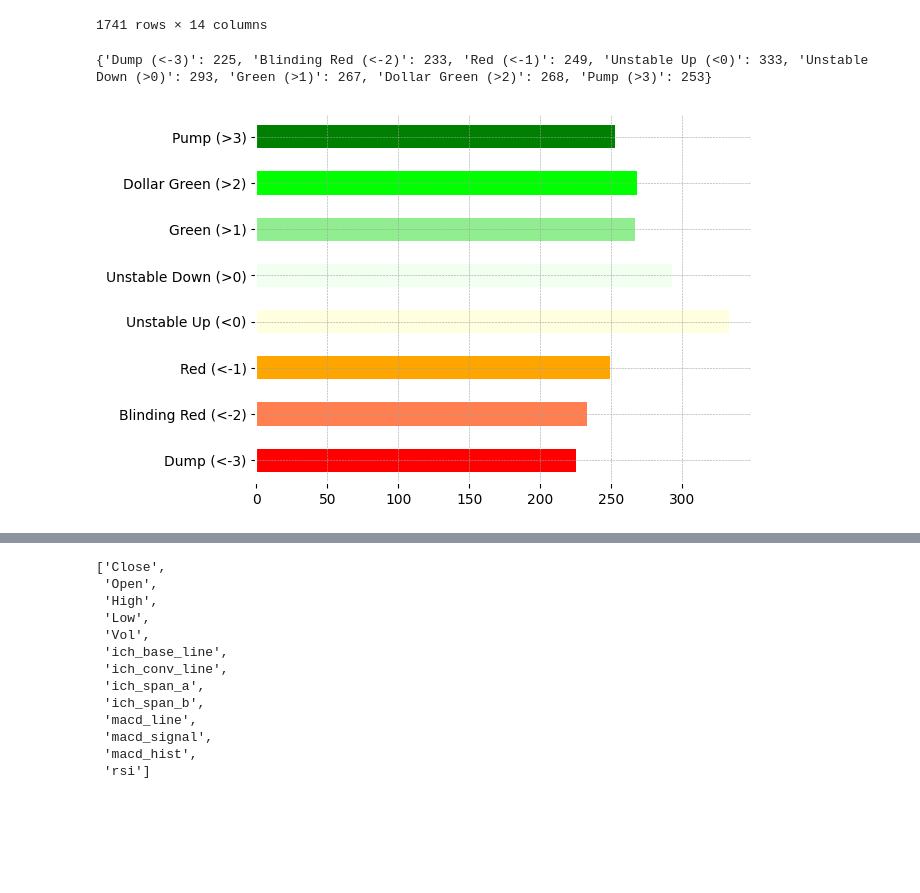
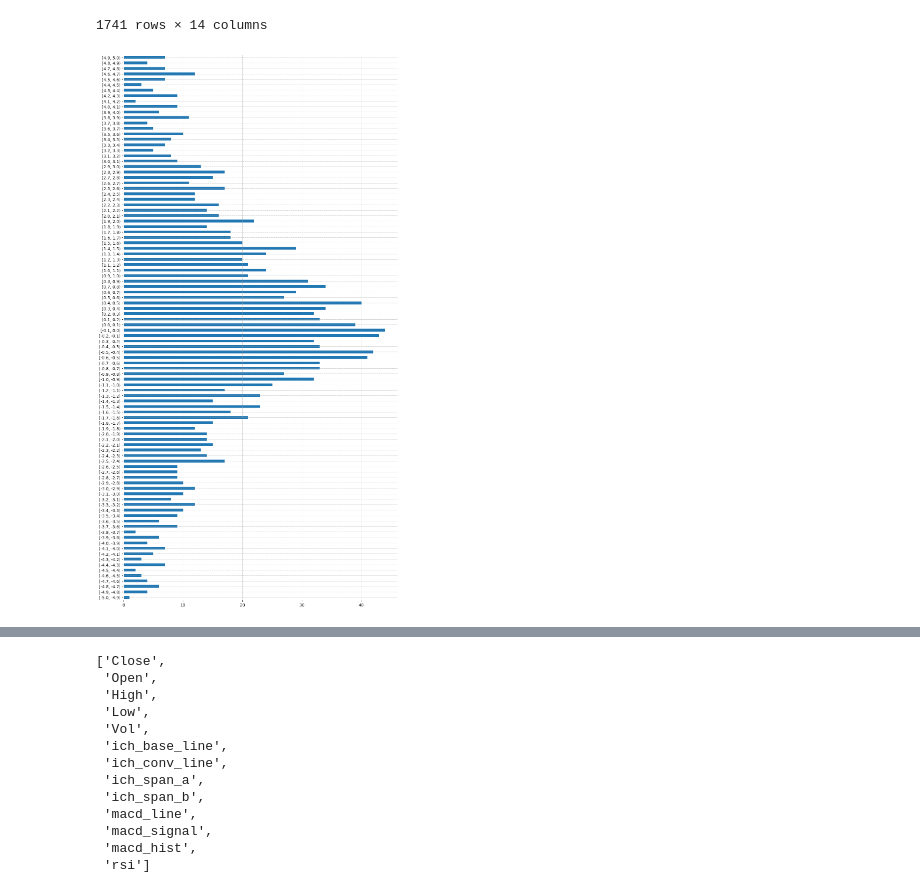
Before and after one commit to anilergan/AISMTB, a Jupyter notebook: btc_daily_chart_classification.ipynb, the cells around one changed output, grey strips where cells are left out. Drawn from its saved outputs; the diff is of its cells as text; code cells hidden in the pictures; blank space fills up the shorter version.

```diff
--- a/btc_daily_chart_classification.ipynb
+++ b/btc_daily_chart_classification.ipynb
@@ -533,32 +539,3 @@ df7
 | 2023-08-15 | 29195.30 | 29426.70 | 29472.00 | 29118.60 | 33810.00 | 29474.00 | 29444.80 | 30692.95 | 28301.25 | ... |
 | 2023-08-16 | 28726.30 | 29195.30 | 29251.10 | 28717.60 | 43710.00 | 29474.00 | 29443.10 | 30652.47 | 28301.25 | ... |
 1741 rows × 14 columns
-# %%
-df_change_poz_1 = df7['Change'][(df7['Change'] > 0) & (df7['Change'] <= 1)]
-df_change_poz_2 = df7['Change'][(df7['Change'] > 1) & (df7['Change'] <= 2.5)]
-df_change_poz_3 = df7['Change'][(df7['Change'] > 2) & (df7['Change'] <= 5)]
-df_change_poz_4 = df7['Change'][(df7['Change'] > 3)]
-df_change_neg_1 = df7['Change'][(df7['Change'] < 0) & (df7['Change'] >= -1)]
-df_change_neg_2 = df7['Change'][(df7['Change'] < -1) & (df7['Change'] >= -2.5)]
-df_change_neg_3 = df7['Change'][(df7['Change'] < -2) & (df7['Change'] >= -5)]
-df_change_neg_4 = df7['Change'][(df7['Change'] < -3)]
-
-change_distribution_dic= {
-    'Dump (<-3)': len(df_change_neg_4),
-    'Blinding Red (<-2)': len(df_change_neg_3),
-    'Red (<-1)': len(df_change_neg_2),
-    'Unstable Up (<0)': len(df_change_neg_1),
-    'Unstable Down (>0)': len(df_change_poz_1),
-    'Green (>1)': len(df_change_poz_2),
-    'Dollar Green (>2)': len(df_change_poz_3),
-    'Pump (>3)': len(df_change_poz_4)
-}
-
-print(change_distribution_dic)
-
-change_distribution_series = pd.Series(change_distribution_dic)
-
-change_distribution_series.plot.barh(color=['red'] + ['coral'] + ['orange'] + ['lightyellow'] + ['honeydew'] + ['lightgreen'] + ['lime'] + ['green']);
-# %% [output]
-{'Dump (<-3)': 225, 'Blinding Red (<-2)': 233, 'Red (<-1)': 249, 'Unstable Up (<0)': 333, 'Unstable Down (>0)': 293, 'Green (>1)': 267, 'Dollar Green (>2)': 268, 'Pump (>3)': 253}
-[figure, removed]
@@ -564,0 +544,10 @@ change_distribution_series.plot.barh(color=['red'] + ['coral'] + ['orange'] + ['
+# %%
+bins = []
+for i in range(101):
+    i = (i - 50) / 10
+    bins.append(i)
+
+plt.figure(figsize=(12,24))
+u = pd.cut(df['Change'], bins = bins, right=False).value_counts().sort_index().plot.barh()
+# %% [output]
+[figure, added]
```
Also changed, not shown: parts of 15 cells of this notebook, 7 other files.
